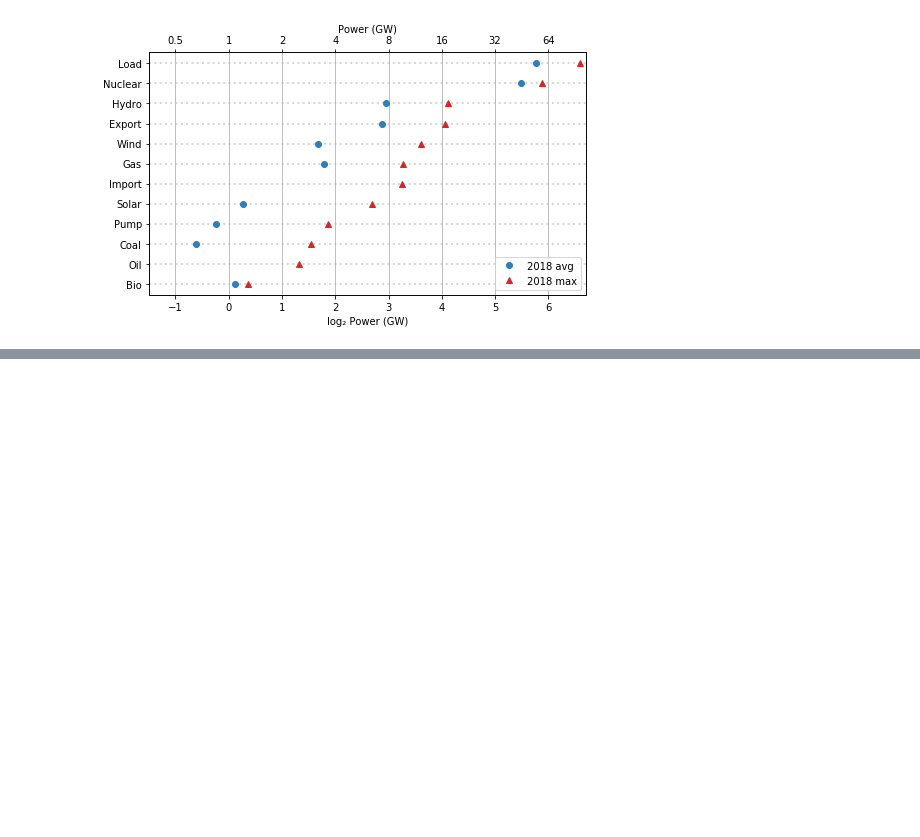
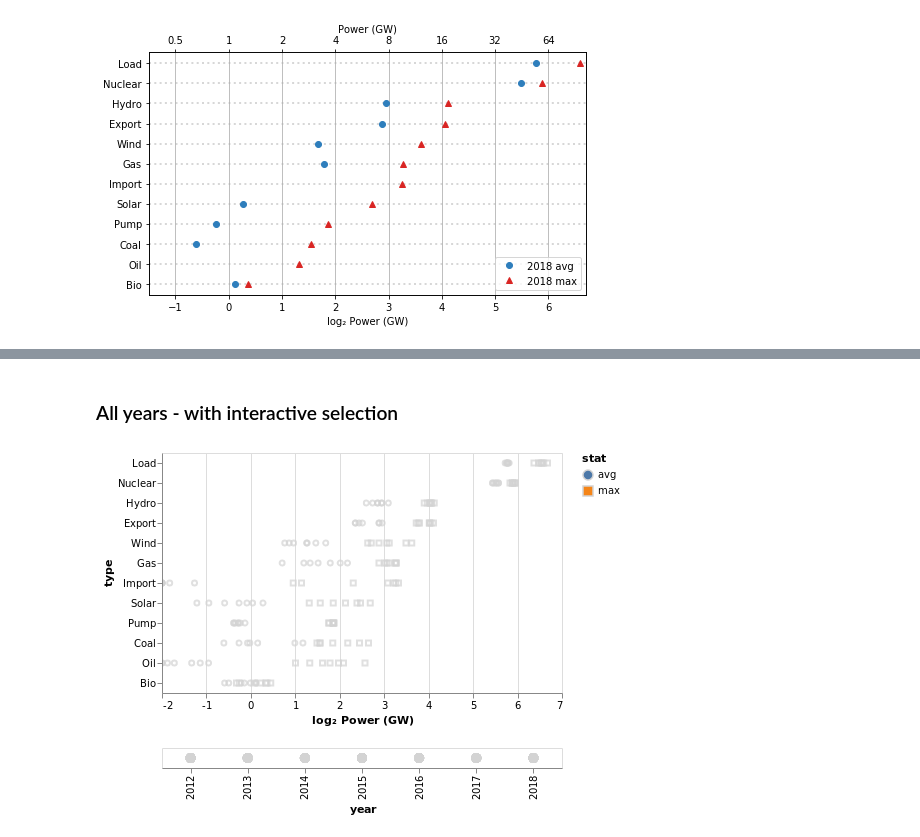
Before and after one commit to pierre-haessig/french-elec2, a Jupyter notebook: Dot-plots_capacity_energy.ipynb, the cells around one changed output, grey strips where cells are left out. Drawn from its saved outputs; the diff is of its cells as text; code cells hidden in the pictures; blank space fills up the shorter version.

```diff
--- a/Dot-plots_capacity_energy.ipynb
+++ b/Dot-plots_capacity_energy.ipynb
@@ -328,0 +434,59 @@ for year in range(2012, 2019):
+# %% [markdown]
+### All years - with interactive selection
+# %%
+selector = alt.selection_single(
+    fields=['year'],
+    empty='none',
+    on='mouseover',
+    nearest=True
+)
+
+base = alt.Chart(stats_yl).properties(
+    width=400,
+).add_selection(selector)
+
+# The Dot plot
+values  = base.mark_point().encode(
+    x=alt.X('log2',
+        scale = alt.Scale(
+            domain=(-2,7),
+            clamp=True # nice for interactive charts. otherwise, clip=True may be better
+        ),
+        axis=alt.Axis(title='log₂ Power (GW)')
+    ),
+    y=alt.Y('type', sort=sorted_types),
+    shape=alt.Shape(
+        'stat',
+        #scale=shape_scale
+    ),
+    # Make color, size, etc... interactive
+    fill=alt.condition(selector,
+                        'stat',
+                        alt.value('lightgray')),
+    stroke=alt.condition(selector,
+                        'stat',
+                        alt.value('lightgray')),
+    fillOpacity=alt.condition(selector,
+                        alt.value(1),
+                        alt.value(0)),
+    opacity=alt.condition(selector,
+                        alt.value(1),
+                        alt.value(0.7)),
+    size=alt.condition(selector,
+                       alt.value(50),
+                       alt.value(25)),
+    tooltip=['year', 'value']
+).interactive()
+
+# Year selector
+years = base.mark_point(filled=True, size=100).encode(
+    x='year:O',
+    color=alt.condition(selector,
+                        alt.value('green'),
+                        alt.value('lightgray')),
+)
+
+chart = values & years
+chart
+# %% [output]
+[figure, added]
```
Also changed, not shown: parts of 18 cells of this notebook, 2 other files.
